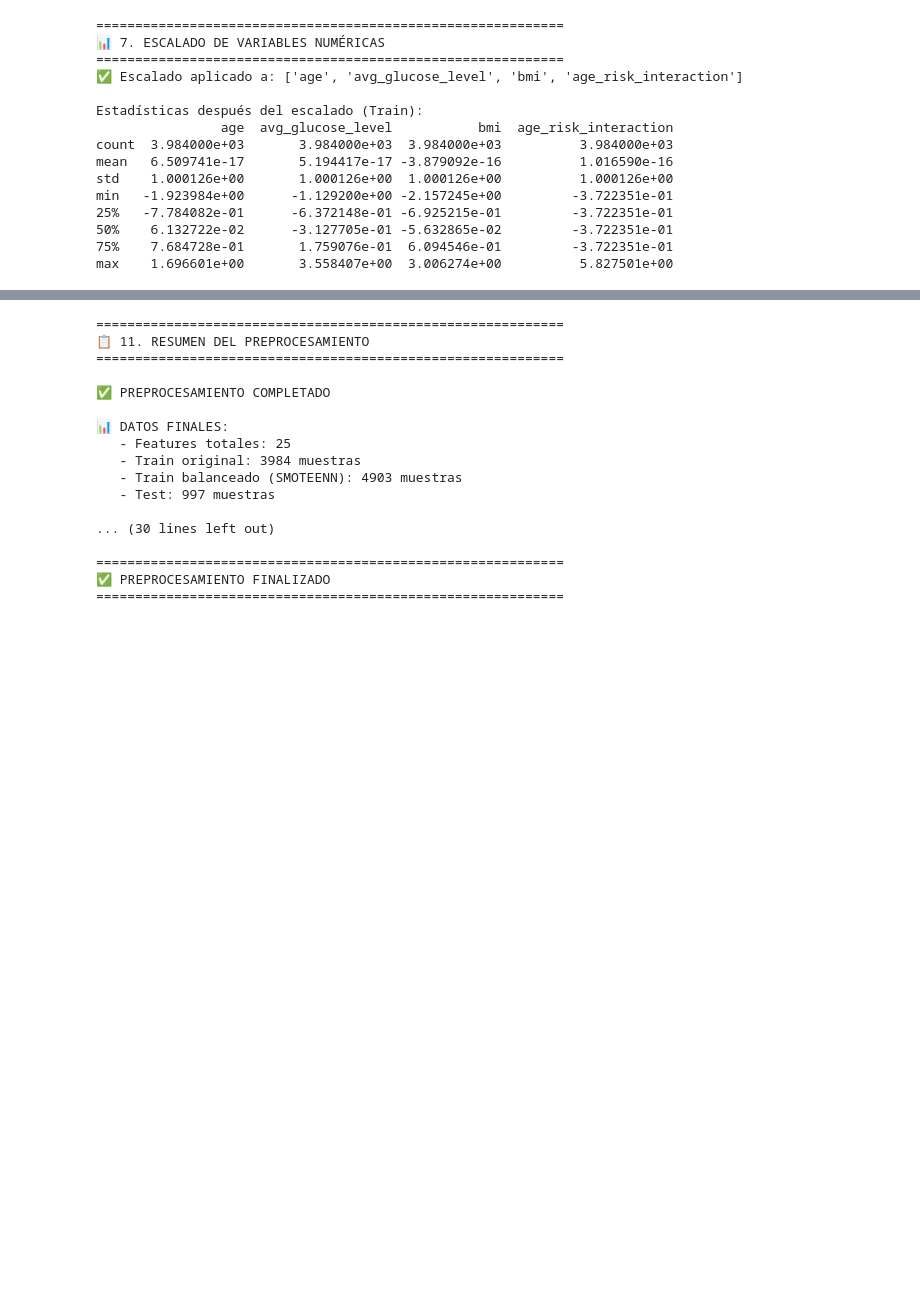
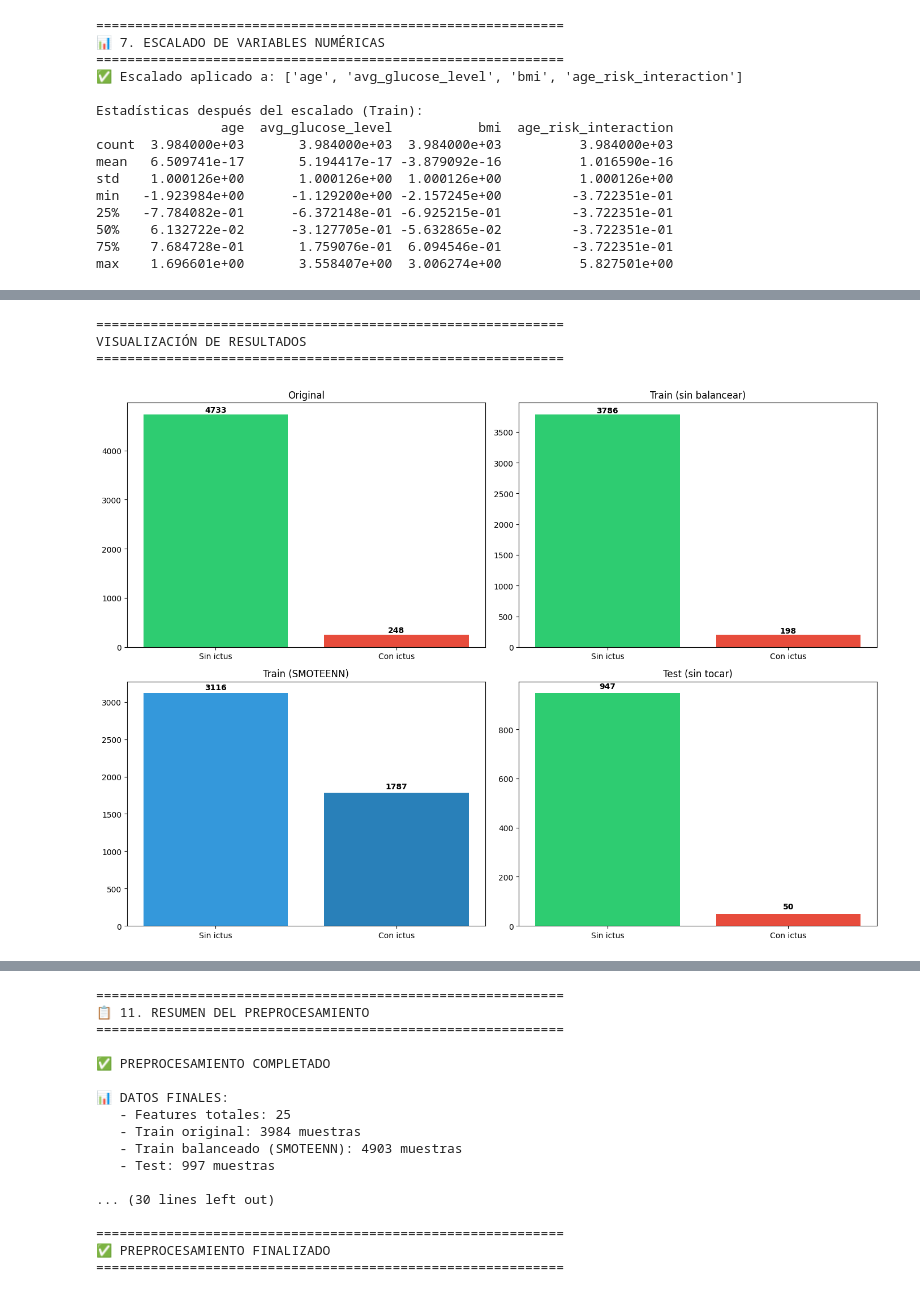
Before and after one commit to Bootcamp-IA-P5/project-ai-data-scientistG2, a Jupyter notebook: notebooks/Preprocessing.ipynb, the cells around one changed output, grey strips where cells are left out. Cells and saved outputs as stored; diff of their text form; code cells hidden in the pictures; blank space fills up the shorter version.

```diff
--- a/notebooks/Preprocessing.ipynb
+++ b/notebooks/Preprocessing.ipynb
@@ -405,0 +271,42 @@ print(f"✅ Datos también guardados en formato CSV en '{data_dir}'")
+# %%
+
+# ===========================================
+# 8. VISUALIZACIÓN (ACTUALIZADA)
+# ===========================================
+print("\n" + "="*60)
+print("VISUALIZACIÓN DE RESULTADOS")
+print("="*60)
+
+fig, axes = plt.subplots(2, 2, figsize=(14, 10))
+
+# Original
+axes[0, 0].bar(['Sin ictus', 'Con ictus'], df['stroke'].value_counts().values, color=['#2ecc71', '#e74c3c'])
+axes[0, 0].set_title('Original')
+for i, v in enumerate(df['stroke'].value_counts().values):
+    axes[0, 0].text(i, v + 50, str(v), ha='center', fontweight='bold')
+
+# Train sin balancear
+axes[0, 1].bar(['Sin ictus', 'Con ictus'], y_train.value_counts().values, color=['#2ecc71', '#e74c3c'])
+axes[0, 1].set_title('Train (sin balancear)')
+for i, v in enumerate(y_train.value_counts().values):
+    axes[0, 1].text(i, v + 30, str(v), ha='center', fontweight='bold')
+
+# Train con SMOTEENN
+axes[1, 0].bar(['Sin ictus', 'Con ictus'], y_train_bal.value_counts().values, color=['#3498db', '#2980b9'])
+axes[1, 0].set_title('Train (SMOTEENN)')
+for i, v in enumerate(y_train_bal.value_counts().values):
+    axes[1, 0].text(i, v + 50, str(v), ha='center', fontweight='bold')
+
+# Test
+axes[1, 1].bar(['Sin ictus', 'Con ictus'], y_test.value_counts().values, color=['#2ecc71', '#e74c3c'])
+axes[1, 1].set_title('Test (sin tocar)')
+for i, v in enumerate(y_test.value_counts().values):
+    axes[1, 1].text(i, v + 20, str(v), ha='center', fontweight='bold')
+
+plt.tight_layout()
+plt.show()
+# %% [output]
+============================================================
+VISUALIZACIÓN DE RESULTADOS
+============================================================
+[figure, added]
```
Also changed, not shown: parts of 5 cells of this notebook.
